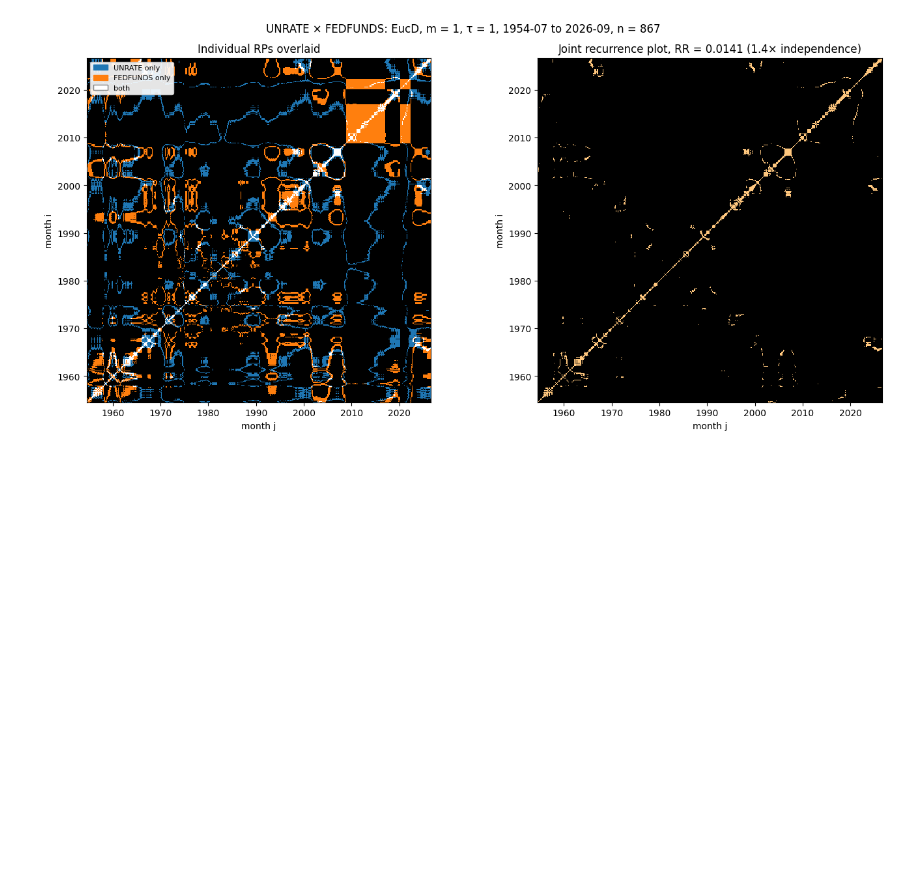
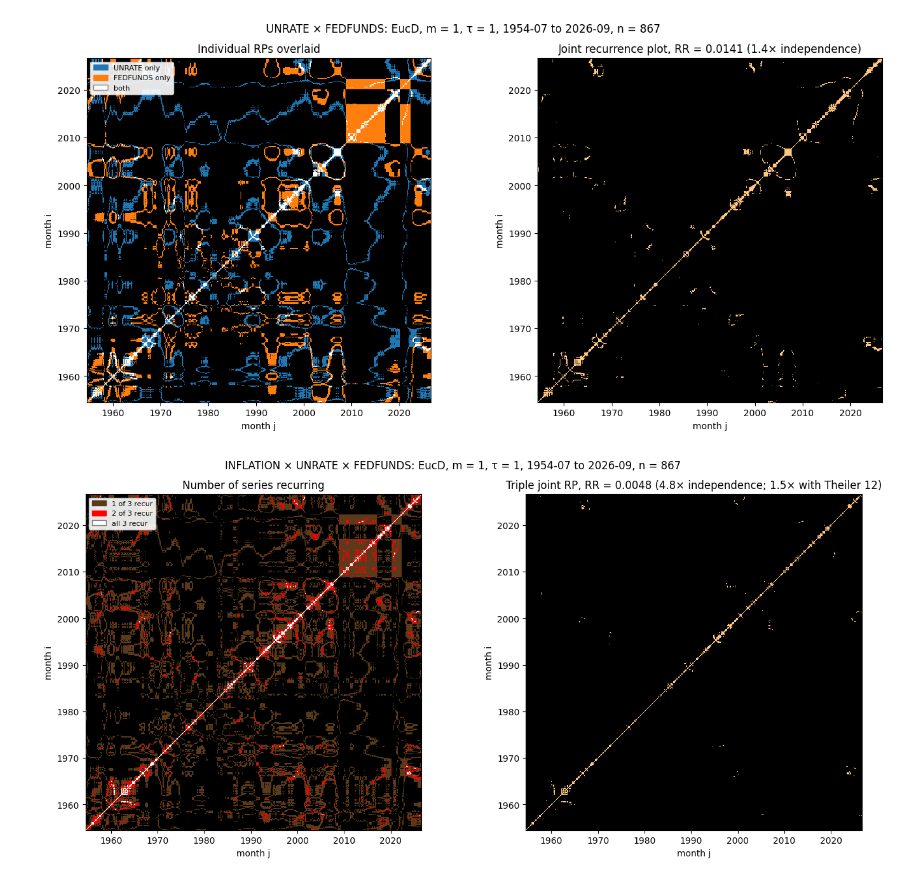
Before and after one commit to Anastasios-Vlachmpeis/Recurrence-Plot-Research, a Jupyter notebook: CPI_UNRATE_FEDFUNDS_RR.ipynb, the cells around one changed output. Cells and saved outputs as stored; diff of their text form; code cells hidden in the pictures; blank space fills up the shorter version.

```diff
--- a/CPI_UNRATE_FEDFUNDS_RR.ipynb
+++ b/CPI_UNRATE_FEDFUNDS_RR.ipynb
@@ -257,3 +364,37 @@ jrps[("INFLATION", "FEDFUNDS")] = plot_jrp("INFLATION", "FEDFUNDS")
 jrps[("UNRATE", "FEDFUNDS")] = plot_jrp("UNRATE", "FEDFUNDS")
 # %% [output]
 [figure]
+# %%
+# Triple joint RP: months (i, j) are jointly recurrent only when ALL THREE series recur there:
+# JR3 = R_INFLATION AND R_UNRATE AND R_FEDFUNDS. Each series keeps its own ε from cell 6.
+COUNT_CMAP = ListedColormap(["black", "#5a3a1a", "red", "white"])  # 0, 1, 2, 3 series recurring
+
+def plot_triple_jrp(a: str, b: str, c: str) -> np.ndarray:
+    mats = [rps[a], rps[b], rps[c]]
+    JR3 = np.logical_and.reduce(mats)
+    key = f"{a} × {b} × {c}"
+    stats, stats_theiler = independence.loc[key], independence_theiler.loc[key]
+    dates = macro.index[(M - 1) * TAU :]
+    t0, t1 = mdates.date2num(dates[0]), mdates.date2num(dates[-1])
+    extent = (t0, t1, t0, t1)
+
+    fig, ax = plt.subplots(1, 2, figsize=(14, 6.5))
+    count = sum(R.astype(int) for R in mats)  # how many of the three series recur at (i, j)
+    ax[0].imshow(count, cmap=COUNT_CMAP, vmin=-0.5, vmax=3.5, origin="lower", interpolation="nearest", extent=extent)
+    ax[0].legend(handles=[Patch(color=COUNT_CMAP(k), label=f"{k} of 3 recur") for k in (1, 2)]
+                         + [Patch(facecolor="white", edgecolor="grey", label="all 3 recur")],
+                 loc="upper left", fontsize=8, framealpha=0.9)
+    ax[0].set_title("Number of series recurring")
+    ax[1].imshow(JR3, cmap="copper", origin="lower", interpolation="nearest", extent=extent)
+    ax[1].set_title(f"Triple joint RP, RR = {stats['joint RR']:.4f} "
+                    f"({stats['ratio']:.1f}× independence; {stats_theiler['ratio']:.1f}× with Theiler {THEILER})")
+    for x in ax:
+        format_date_axes(x)
+    fig.suptitle(f"{key}: EucD, m = {M}, τ = {TAU}, {dates[0]:%Y-%m} to {dates[-1]:%Y-%m}, n = {len(dates)}")
+    fig.tight_layout()
+    plt.show()
+    return JR3
+
+jrp3 = plot_triple_jrp("INFLATION", "UNRATE", "FEDFUNDS")
+# %% [output]
+[figure, added]
```
Also changed, not shown: parts of 7 cells of this notebook, 1 other file.
